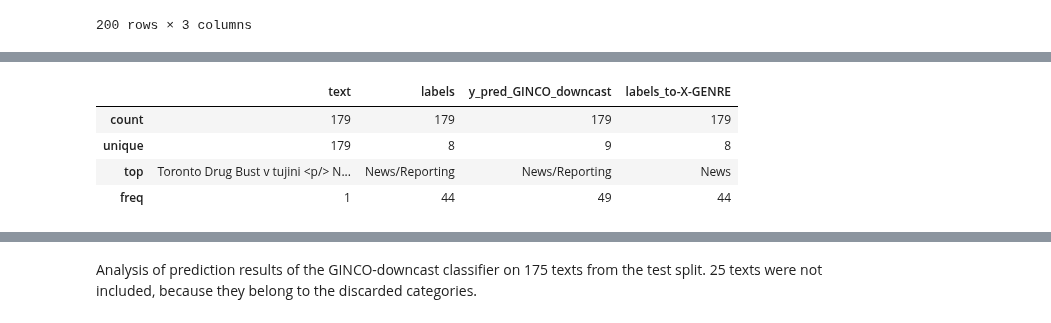
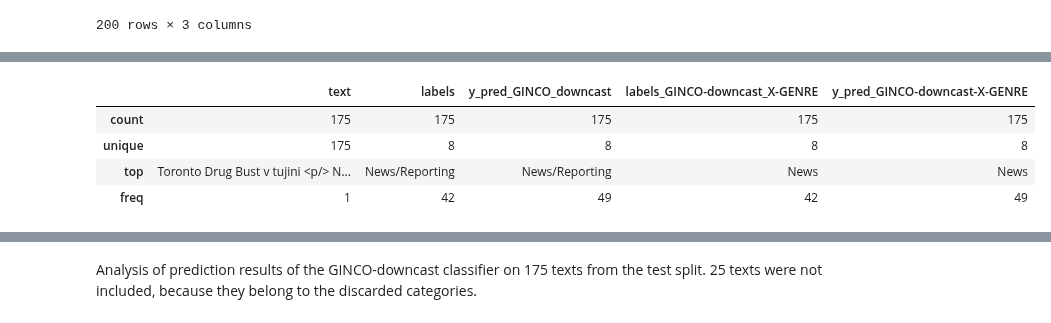
Before and after one commit to TajaKuzman/Genre-Datasets-Comparison, a Jupyter notebook: 4.1-Baseline-results-new-mappings.ipynb, the cells around one changed output, grey strips where cells are left out. Cells and saved outputs as stored; diff of their text form; code cells hidden in the pictures.

Commit message:
Analyses of datasets based on joint predictions

```diff
--- a/4.1-Baseline-results-new-mappings.ipynb
+++ b/4.1-Baseline-results-new-mappings.ipynb
@@ -145,9 +181,9 @@ Macro f1: 0.715, Micro f1: 0.725
 ### GINCO-downcast set
 # %%
 # Import data
-ginco_pred = pd.read_csv("results/testing-GINCO-downcast-on-test-sheet-with-predictions.csv", sep="\t", index_col = 0)
+ginco_pred_dc = pd.read_csv("results/testing-GINCO-downcast-on-test-sheet-with-predictions.csv", sep="\t", index_col = 0)
 
-ginco_pred
+ginco_pred_dc
 # %% [output]
 |  | text | labels | y_pred_GINCO_downcast |
 | 677 | Gibanje za dostojno delo in socia... | List of Summaries/Excerpts | List of Summaries/Excerpts |
@@ -164,9 +200,9 @@ ginco_pred
 200 rows × 3 columns
 # %%
 # Map the labels
-ginco_pred["labels_to-X-GENRE"] = ginco_pred["labels"].map(map_GINCO).fillna("check")
+ginco_pred_dc["labels_GINCO-downcast_X-GENRE"] = ginco_pred_dc["labels"].map(map_GINCO).fillna("check")
 
-ginco_pred["labels_to-X-GENRE"].value_counts()
+ginco_pred_dc["labels_GINCO-downcast_X-GENRE"].value_counts()
 # %% [output]
 News                       44
 Promotion                  42
@@ -180,0 +217,5 @@ Name: labels_to-X-GENRE, dtype: int64
+# %%
+# Discard texts with "discarded" labels
+ginco_pred_dc = ginco_pred_dc[ginco_pred_dc["labels_GINCO-downcast_X-GENRE"] != "discarded"]
+
+ginco_pred_dc.describe()
@@ -180,0 +228,5 @@ Name: labels_to-X-GENRE, dtype: int64
+# %%
+# Map the predicted labels as well
+ginco_pred_dc["y_pred_GINCO-downcast-X-GENRE"] = ginco_pred_dc["y_pred_GINCO_downcast"].map(map_GINCO).fillna("check")
+
+ginco_pred_dc["y_pred_GINCO-downcast-X-GENRE"].value_counts()
@@ -181,11 +249,11 @@ Name: labels_to-X-GENRE, dtype: int64
 # %%
 # Discard texts with "discarded" labels
-ginco_pred = ginco_pred[ginco_pred["labels_to-X-GENRE"] != "discarded"]
+ginco_pred_dc = ginco_pred_dc[ginco_pred_dc["y_pred_GINCO-downcast-X-GENRE"] != "discarded"]
 
-ginco_pred.describe()
+ginco_pred_dc.describe()
 # %% [output]
-|  | text | labels | y_pred_GINCO_downcast | labels_to-X-GENRE |
-| count | 179 | 179 | 179 | 179 |
-| unique | 179 | 8 | 9 | 8 |
-| top | Toronto Drug Bust v tujini <p/> N... | News/Reporting | News/Reporting | News |
-| freq | 1 | 44 | 49 | 44 |
+|  | text | labels | y_pred_GINCO_downcast | labels_GINCO-downcast_X-GENRE | y_pred_GINCO-downcast-X-GENRE |
+| count | 175 | 175 | 175 | 175 | 175 |
+| unique | 175 | 8 | 8 | 8 | 8 |
+| top | Toronto Drug Bust v tujini <p/> N... | News/Reporting | News/Reporting | News | News |
+| freq | 1 | 42 | 49 | 42 | 49 |
```
Also changed, not shown: parts of 50 cells of this notebook, 6 other files.
